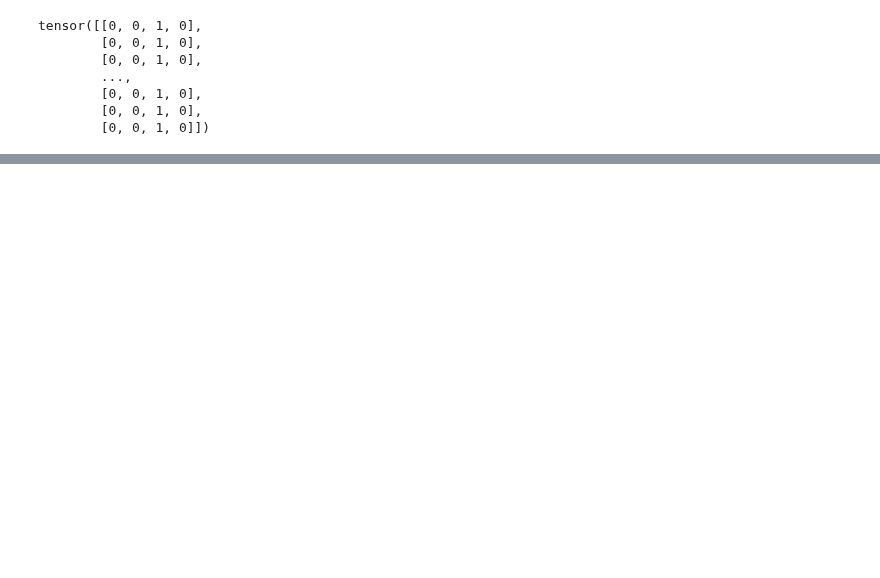
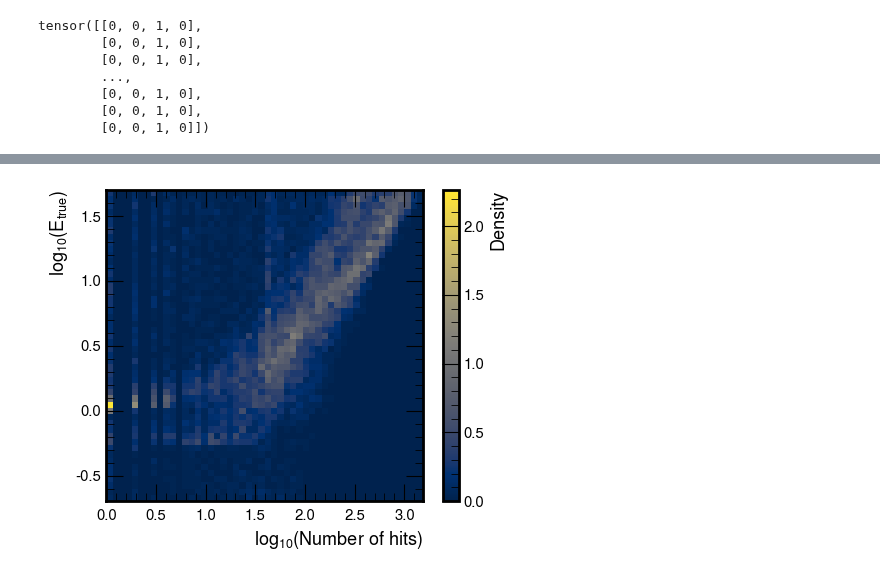
Before and after one commit to selvaggi/mlpf, a Jupyter notebook: notebooks/2_dataset_exploration.ipynb, the cells around one changed output, grey strips where cells are left out. Saved outputs shown, nothing was run; the diff lists cells and outputs as text; code cells hidden in the pictures; blank space fills up the shorter version.

```diff
--- a/notebooks/2_dataset_exploration.ipynb
+++ b/notebooks/2_dataset_exploration.ipynb
@@ -260,0 +307,18 @@ fig.savefig("/eos/home-g/gkrzmanc/summ_results/1000ev_15_20_part_ds_REMOVED.pdf"
+# %%
+fig, ax = plt.subplots(figsize=(5, 4))
+im = ax.hist2d(np.log10(part_numb_of_hits), np.log10(part_energies), bins=50, density=True, cmap="cividis")
+ax.set_xlabel("$log_{10} (Number\ of\ hits)$")
+ax.set_ylabel("$log_{10} (E_{true})$")
+
+# add colorbar
+#im = ax.imshow(np.arange(100).reshape((10, 10)), cmap="viridis")
+#cbar = fig.colorbar(im, ax=ax)
+cbar = fig.colorbar(im[3], ax=ax)
+cbar.set_label("Density")
+#ax.yscale("log")
+#ax.xscale("log")
+fig.tight_layout()
+fig.show()
+fig.savefig("/eos/home-g/gkrzmanc/summ_results/etrue_vs_nhits_100ev_unfiltered.pdf")
+# %% [output]
+[figure, added]
```
Also changed, not shown: parts of 14 cells of this notebook, 2 other files.
